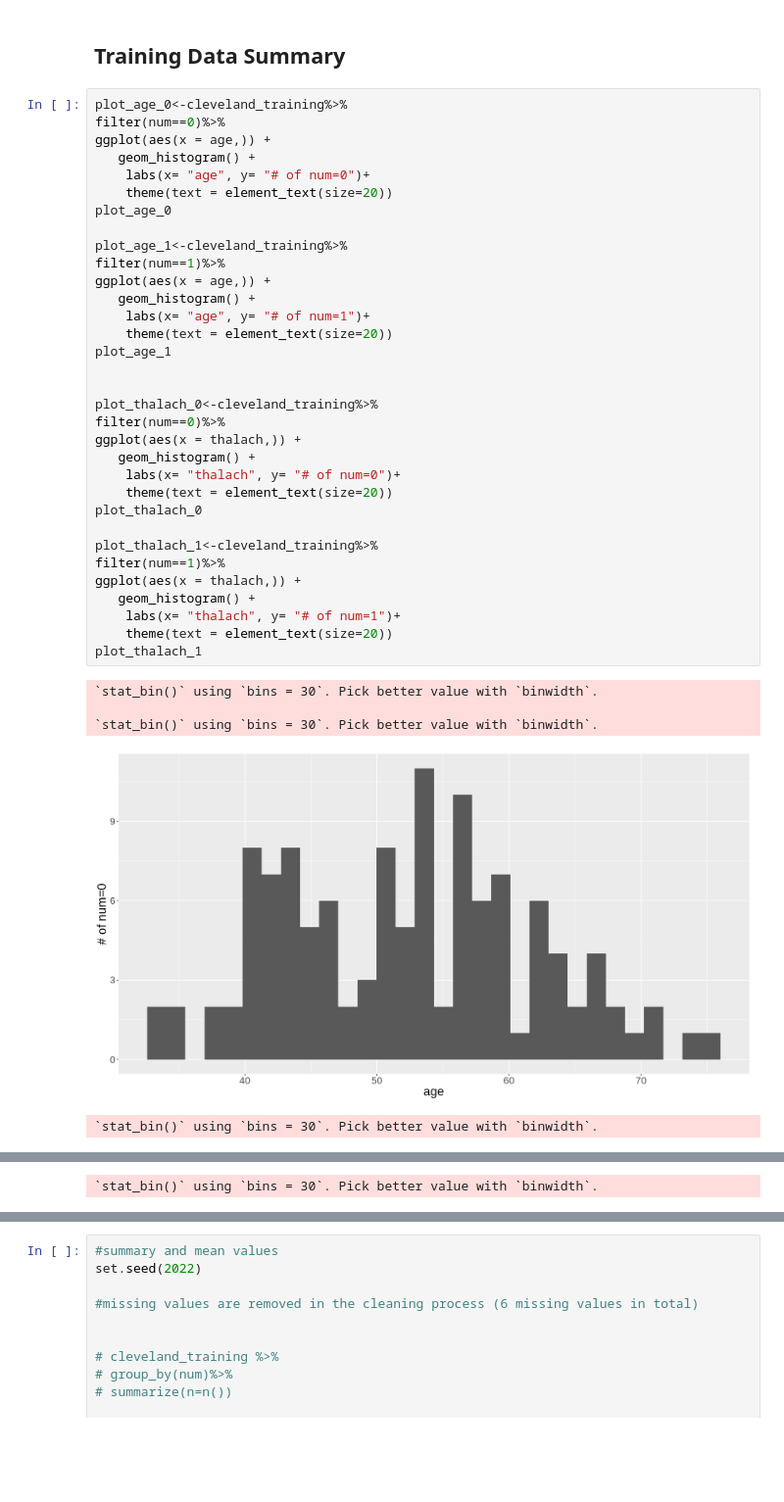
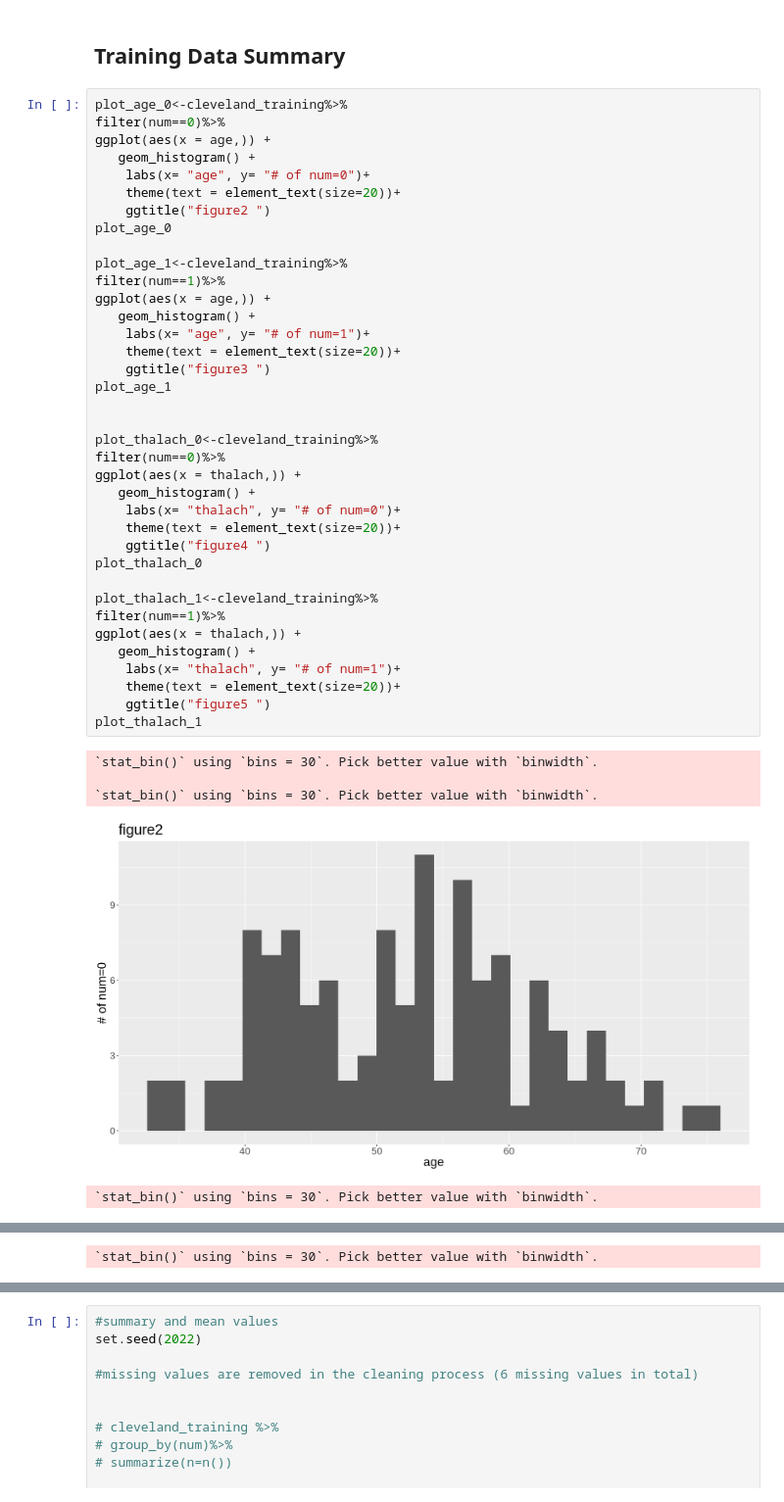
Before and after one commit to wiliwangka/Heart-Disease-Classification-with-R, a Jupyter notebook: ds_project_proposal.ipynb, the cells around one changed output, grey strips where cells are left out. Shown at 98% size. Saved outputs shown, nothing was run; the diff lists cells and outputs as text; blank space fills up the shorter version.

Commit message:
adding figure numbers

```diff
--- a/ds_project_proposal.ipynb
+++ b/ds_project_proposal.ipynb
@@ -230,36 +233,40 @@ filter(num==0)%>%
 ggplot(aes(x = age,)) +
    geom_histogram() +
     labs(x= "age", y= "# of num=0")+
-    theme(text = element_text(size=20))
+    theme(text = element_text(size=20))+
+    ggtitle("figure2 ")
 plot_age_0
 
 plot_age_1<-cleveland_training%>%
 filter(num==1)%>%
 ggplot(aes(x = age,)) +
    geom_histogram() +
     labs(x= "age", y= "# of num=1")+
-    theme(text = element_text(size=20))
+    theme(text = element_text(size=20))+
+    ggtitle("figure3 ")
 plot_age_1
 
 
 plot_thalach_0<-cleveland_training%>%
 filter(num==0)%>%
 ggplot(aes(x = thalach,)) +
    geom_histogram() +
     labs(x= "thalach", y= "# of num=0")+
-    theme(text = element_text(size=20))
+    theme(text = element_text(size=20))+
+    ggtitle("figure4 ")
 plot_thalach_0
 
 plot_thalach_1<-cleveland_training%>%
 filter(num==1)%>%
 ggplot(aes(x = thalach,)) +
    geom_histogram() +
     labs(x= "thalach", y= "# of num=1")+
-    theme(text = element_text(size=20))
+    theme(text = element_text(size=20))+
+    ggtitle("figure5 ")
 plot_thalach_1
 # %% [output]
 `stat_bin()` using `bins = 30`. Pick better value with `binwidth`.
 
 `stat_bin()` using `bins = 30`. Pick better value with `binwidth`.
-[figure, old version]
+[figure, new version]
 `stat_bin()` using `bins = 30`. Pick better value with `binwidth`.
```
Also changed, not shown: parts of 6 cells of this notebook.
